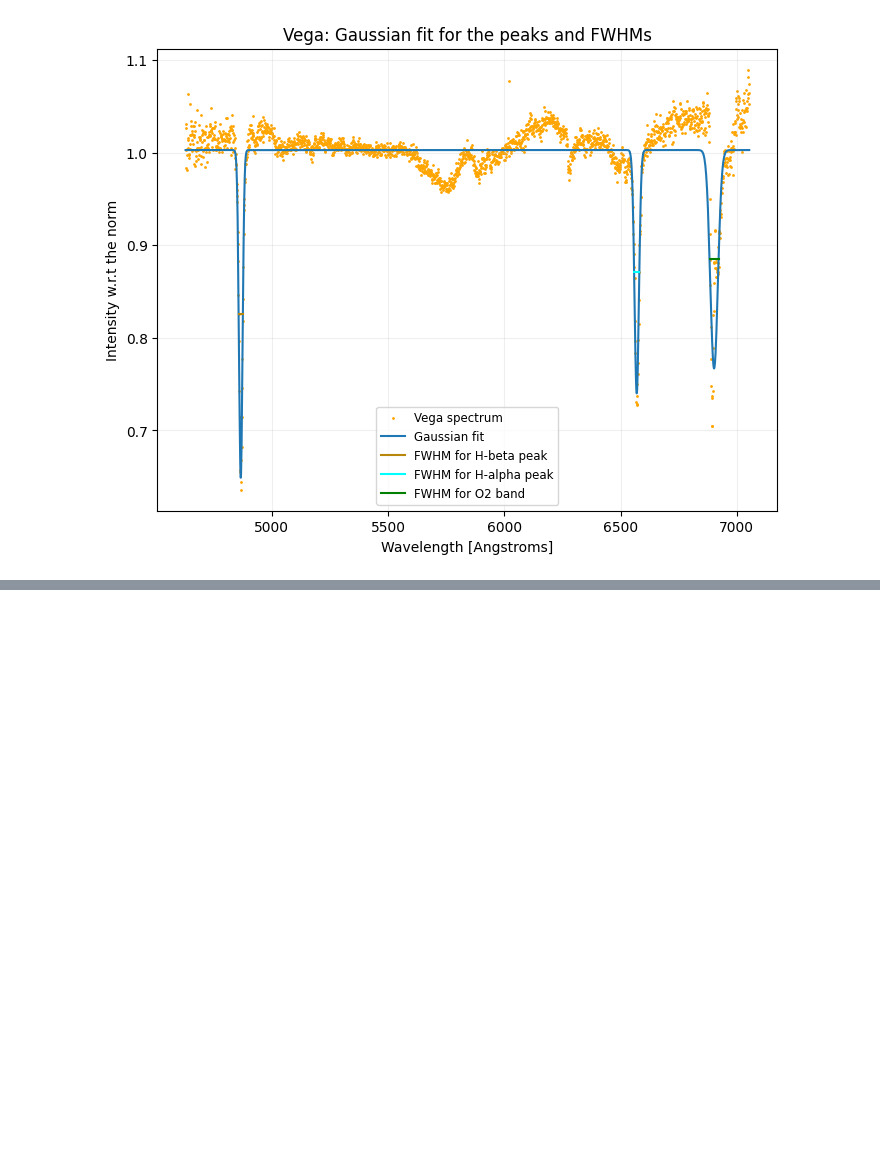
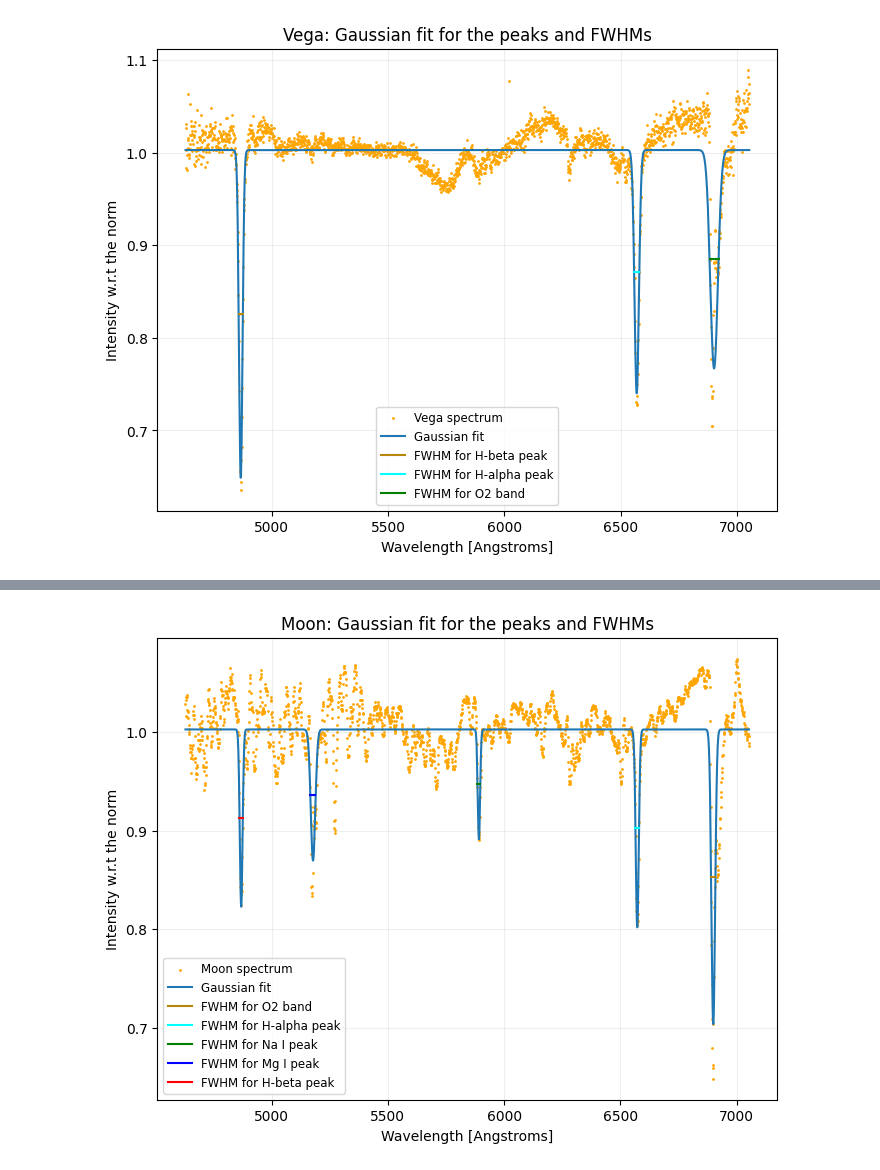
Before and after one commit to Timobrenn/G99-Spectroscopy, a Jupyter notebook: noteeeboiek.ipynb, the cells around one changed output, grey strips where cells are left out. Cells and saved outputs as stored; diff of their text form; code cells hidden in the pictures; blank space fills up the shorter version.

```diff
--- a/noteeeboiek.ipynb
+++ b/noteeeboiek.ipynb
@@ -1498,0 +1358,77 @@ Error in FWHMs: 1.5494726448435978
+# %%
+# Fitting to Moon data
+a1,m1,s1,z1,pcov1 = fit_gaussian(Flatline_Moon,(-1,125,1,1),x_range)
+a2,m2,s2,z2,pcov2 = fit_gaussian(Flatline_Moon,(-0.2,400,5,1),x_range)
+a3,m3,s3,z3,pcov3 = fit_gaussian(Flatline_Moon,(-0.1,950,10,1),x_range)
+a4,m4,s4,z4,pcov4 = fit_gaussian(Flatline_Moon,(-1,1550,10,1),x_range)
+a5,m5,s5,z5,pcov5 = fit_gaussian(Flatline_Moon,(-1,1780,5,1),x_range)
+
+f_composed = f_gaussian(x_range,a1,m1,s1,z1)+f_gaussian(x_range,a2,m2,s2,0)+f_gaussian(x_range,a3,m3,s3,0)+f_gaussian(x_range,a4,m4,s4,0)+f_gaussian(x_range,a5,m5,s5,0)
+
+fwhm1,fwhm1_err=fwhm_calculator(s1,pcov1)
+fwhm2,fwhm2_err=fwhm_calculator(s2,pcov2)
+fwhm3,fwhm3_err=fwhm_calculator(s3,pcov3)
+fwhm4,fwhm4_err=fwhm_calculator(s4,pcov4)
+fwhm5,fwhm5_err=fwhm_calculator(s5,pcov5)
+
+# defining points for plotting the FWHMs
+fwhm1_x,fwhm1_y = fwhm_points_calculator(a1,m1,z1,fwhm1)
+fwhm2_x,fwhm2_y = fwhm_points_calculator(a2,m2,z1,fwhm2)
+fwhm3_x,fwhm3_y = fwhm_points_calculator(a3,m3,z1,fwhm3)
+fwhm4_x,fwhm4_y = fwhm_points_calculator(a4,m4,z1,fwhm4)
+fwhm5_x,fwhm5_y = fwhm_points_calculator(a5,m5,z1,fwhm5)
+
+
+# Convert to Angstroms using an earlier defined function
+fwhm1_angstrom = pixels_to_wavelength(fwhm1, xy=False, offset=False)
+fwhm1_err_angstrom = pixels_to_wavelength(fwhm1_err, xy=False, offset=False)
+
+fwhm2_angstrom = pixels_to_wavelength(fwhm2, xy=False, offset=False)
+fwhm2_err_angstrom = pixels_to_wavelength(fwhm2_err, xy=False, offset=False)
+
+fwhm3_angstrom = pixels_to_wavelength(fwhm3, xy=False, offset=False)
+fwhm3_err_angstrom = pixels_to_wavelength(fwhm3_err, xy=False, offset=False)
+
+fwhm4_angstrom = pixels_to_wavelength(fwhm4, xy=False, offset=False)
+fwhm4_err_angstrom = pixels_to_wavelength(fwhm4_err, xy=False, offset=False)
+
+fwhm5_angstrom = pixels_to_wavelength(fwhm5, xy=False, offset=False)
+fwhm5_err_angstrom = pixels_to_wavelength(fwhm5, xy=False, offset=False)
+
+m1_a = pixels_to_wavelength(m1, xy=False)
+m2_a = pixels_to_wavelength(m2, xy=False)
+m3_a = pixels_to_wavelength(m3, xy=False)
+m4_a = pixels_to_wavelength(m4, xy=False)
+m5_a = pixels_to_wavelength(m5, xy=False)
+
+print(f"O2 band peak width: {np.abs(fwhm1_angstrom)} Angstroms, error: {np.abs(fwhm1_err_angstrom)}")
+print(f"H-alpha peak width: {np.abs(fwhm2_angstrom)} Angstroms, error: {np.abs(fwhm2_err_angstrom)}")
+print(f"Na I peakwidth: {np.abs(fwhm3_angstrom)} Angstroms, error: {np.abs(fwhm3_err_angstrom)}")
+print(f"Mg I peak width: {np.abs(fwhm4_angstrom)} Angstroms, error: {np.abs(fwhm4_err_angstrom)}")
+print(f"H-beta peak width: {np.abs(fwhm5_angstrom)} Angstroms, error: {np.abs(fwhm5_err_angstrom)}")
+
+print('')
+
+print(f"O2 band peak position: {m1_a} Angstroms")
+print(f"H-alpha peak position: {m2_a} Angstroms")
+print(f"Na I peak position: {m3_a:.2f} Angstroms")
+print(f"Mg I peak position: {m4_a:.2f} Angstroms")
+print(f"H-beta peak position: {m5_a:.2f} Angstroms")
+
+fig=figure(figsize=(8,6))
+frame=fig.add_subplot(1,1,1)
+frame.scatter(wavelength_calibrated,Flatline_Moon,color="orange", label="Moon spectrum",s=1)
+frame.plot(wavelength_calibrated,f_composed, label="Gaussian fit")
+frame.plot(fwhm1_x,fwhm1_y,color="darkgoldenrod", label="FWHM for O2 band")
+frame.plot(fwhm2_x,fwhm2_y,color="cyan", label="FWHM for H-alpha peak")
+frame.plot(fwhm3_x,fwhm3_y,color="green", label="FWHM for Na I peak")
+frame.plot(fwhm4_x,fwhm4_y,color="blue", label="FWHM for Mg I peak")
+frame.plot(fwhm5_x,fwhm5_y,color="red", label="FWHM for H-beta peak")
+frame.set_title("Moon: Gaussian fit for the peaks and FWHMs")
+frame.grid(alpha=0.2)
+frame.set_ylabel("Intensity w.r.t the norm")
+frame.set_xlabel("Wavelength [Angstroms]")
+frame.legend(fontsize=8.5)
+show()
+close(fig)
+# %% [output]
@@ -1498,0 +1446 @@ Error in FWHMs: 1.5494726448435978
+[figure, added]
```
Also changed, not shown: parts of 9 cells of this notebook.
